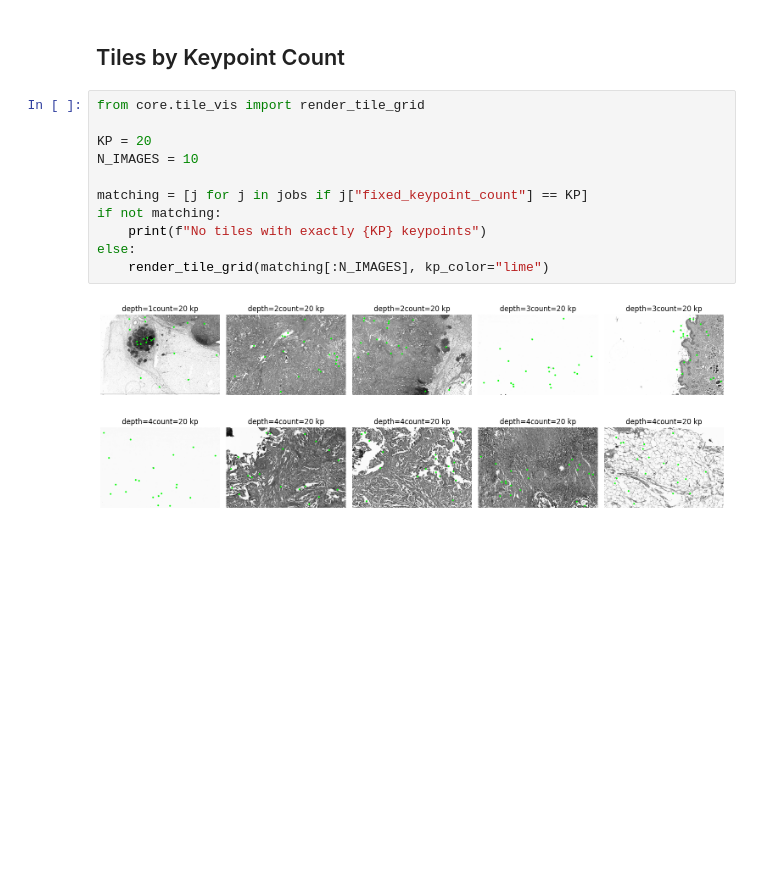
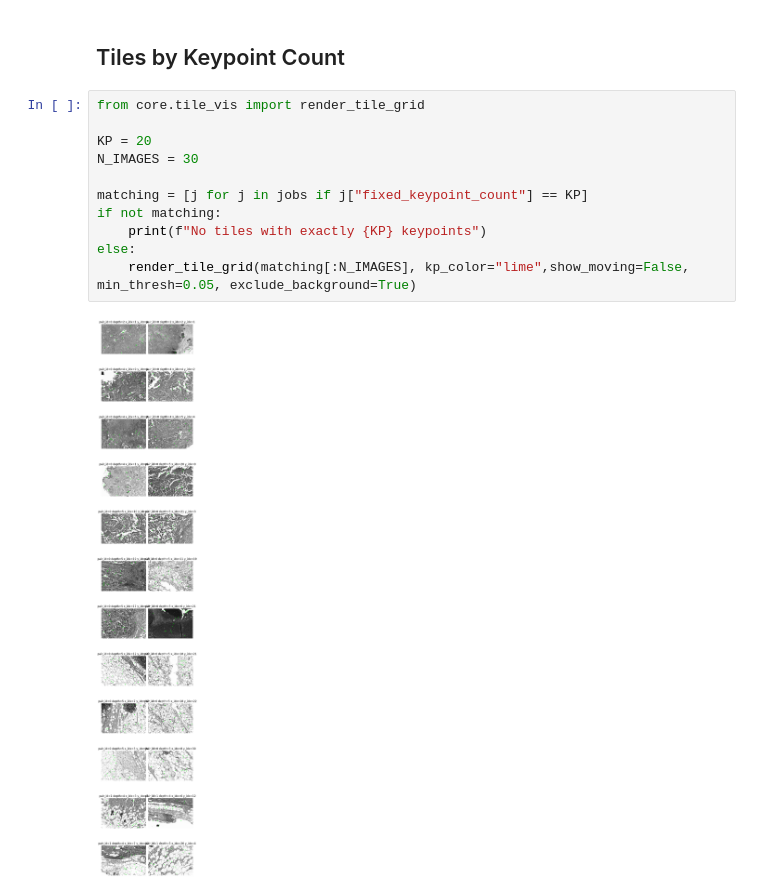
Before and after one commit to fusiongodo/medical-image-registration, a Jupyter notebook: setup/analysis/visualize_images_by_detection_count.ipynb, the cells around one changed output. Saved outputs shown, nothing was run; the diff lists cells and outputs as text; blank space fills up the shorter version.

Commit message:
Exclude background images.

```diff
--- a/setup/analysis/visualize_images_by_detection_count.ipynb
+++ b/setup/analysis/visualize_images_by_detection_count.ipynb
@@ -55,13 +59,13 @@ std    : 12.5
 # %%
 from core.tile_vis import render_tile_grid
 
 KP = 20
-N_IMAGES = 10
+N_IMAGES = 30
 
 matching = [j for j in jobs if j["fixed_keypoint_count"] == KP]
 if not matching:
     print(f"No tiles with exactly {KP} keypoints")
 else:
-    render_tile_grid(matching[:N_IMAGES], kp_color="lime")
+    render_tile_grid(matching[:N_IMAGES], kp_color="lime",show_moving=False, min_thresh=0.05, exclude_background=True)
 # %% [output]
-[figure, old version]
+[figure, new version]
```
Also changed, not shown: parts of 2 cells of this notebook, 11 other files.
